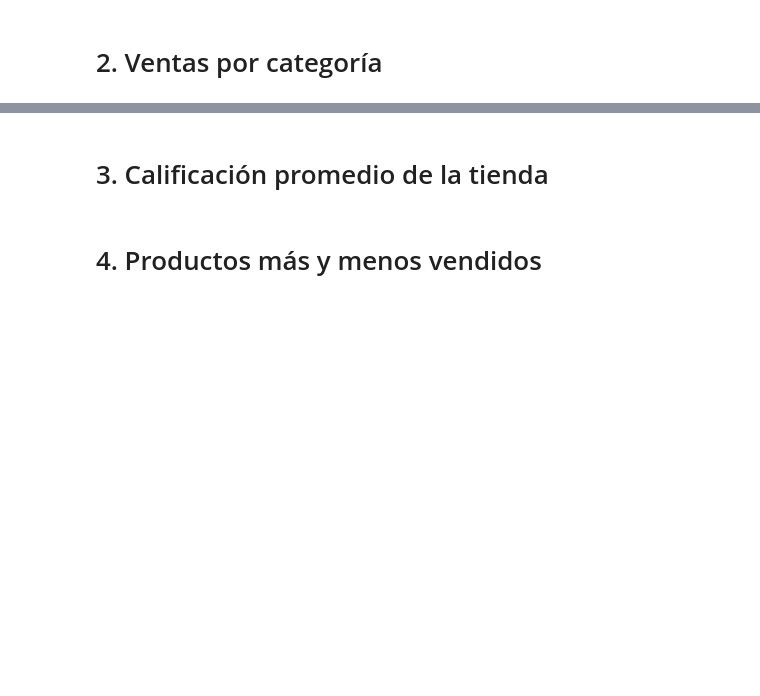
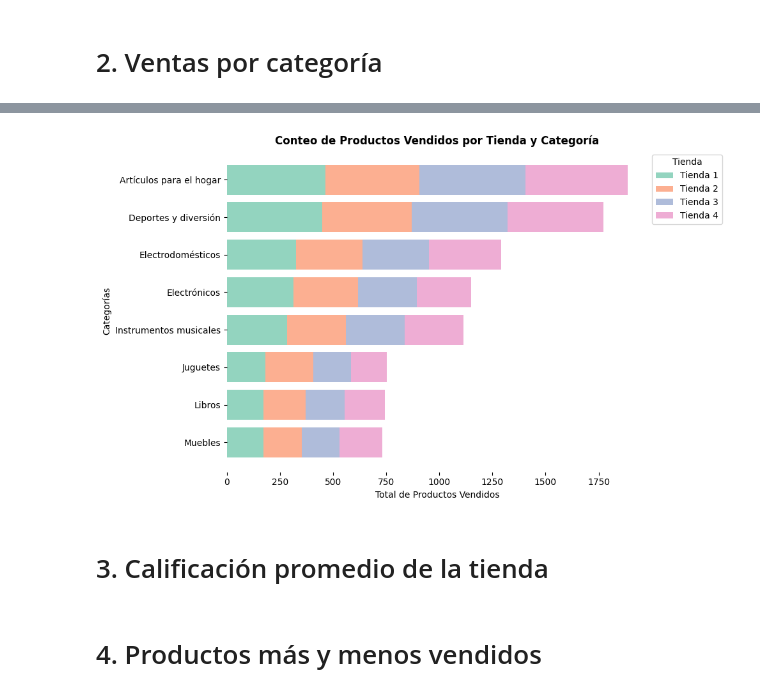
Before and after one commit to edtom09/challenge-alura-store, a Jupyter notebook: AluraStoreLatam.ipynb, the cells around one changed output, grey strips where cells are left out. Cells and saved outputs as stored; diff of their text form; code cells hidden in the pictures; blank space fills up the shorter version.

Commit message:
agregamos las ventas por categoría

```diff
--- a/AluraStoreLatam.ipynb
+++ b/AluraStoreLatam.ipynb
@@ -185,0 +202,20 @@ plt.show()
+# %%
+# Lista de tiendas y nombres
+nombres_tiendas = ['Tienda 1', 'Tienda 2', 'Tienda 3', 'Tienda 4']
+
+# Lista para almacenar los Dataframes de cada tienda
+conteo_tienda = []
+
+
+for i, df in enumerate(tiendas, start=1):
+    #agrupa por la columna 'Categoría del Producto' y cuenta el producto
+    suma_por_categoria = df.groupby('Categoría del Producto').size().reset_index(name=nombres_tiendas[i-1])
+    conteo_tienda.append(suma_por_categoria)
+
+#concatenación de los dataframes en uno solo, alineado por 'Categoría del Producto'
+total_conteo_tiendas = pd.concat(conteo_tienda, axis = 1).loc[:,~pd.concat(conteo_tienda, axis=1).columns.duplicated()]
+
+# Ordenar los resultados por el conteo de productos en 'Tienda 1'
+total_conteo_tiendas = total_conteo_tiendas.sort_values(by=nombres_tiendas[0], ascending=False)
+
+print(total_conteo_tiendas)
@@ -186,3 +234,64 @@ plt.show()
+# %%
+import numpy as np
+
+# Lista de tiendas
+nombres_tiendas = ['Tienda 1', 'Tienda 2', 'Tienda 3', 'Tienda 4']
+
+# Creación del gráfico
+plt.figure(figsize=(10, 6))
+
+# Establecer los colores
+bar_colors = plt.get_cmap('Set2').colors
+
+# Obtener las categorías de productos
+categorias = total_conteo_tiendas['Categoría del Producto']
+
+#Conteo por tiendas
+conteos = total_conteo_tiendas[nombres_tiendas].values
+
+# calculamos el total para ordenar
+total_por_categoria = conteos.sum(axis=1)
+
+# ordenamos categorías y conteos
+indices_ordenaos = np.argsort(total_por_categoria)
+categorias_ordenadas = categorias[indices_ordenaos]
+conteos_ordenados= conteos[indices_ordenaos, :]
+
+# Establece el ancho de las barras
+width = 0.8
+
+# Iniciamos la variable para la base del apilamiento en la gráfica
+bottom = np.zeros(len(categorias_ordenadas))
+
+# Trazo las barras apiladas para cada tienda
+for i, tienda in enumerate(nombres_tiendas):
+    plt.barh(
+             categorias_ordenadas,
+             conteos_ordenados[:, i],
+             height=width,
+             label=tienda,
+             color=bar_colors[i],
+             alpha=0.7,
+             left=bottom)
+    bottom += conteos_ordenados[:,i] #incrementamos la base para la siguiente tienda
+
+# Títulos
+plt.title("Conteo de Productos Vendidos por Tienda y Categoría", fontsize=12, weight='bold')
+plt.xlabel("Total de Productos Vendidos", fontsize=10)
+plt.ylabel("Categorías", fontsize=10)
+
+# Agregar leyenda
+plt.legend(title="Tienda", loc="upper left", bbox_to_anchor=(1, 1))
+
+# Elimina las barras de los bordes
+for spine in plt.gca().spines.values():
+    spine.set_visible(False)
+
+# Mostrar el gráfico
+plt.tight_layout()
+plt.show()
+# %% [output]
+[figure, added]
 # %% [markdown]
 # 3. Calificación promedio de la tienda
 # %% [markdown]
```
Also changed, not shown: parts of 8 cells of this notebook.
